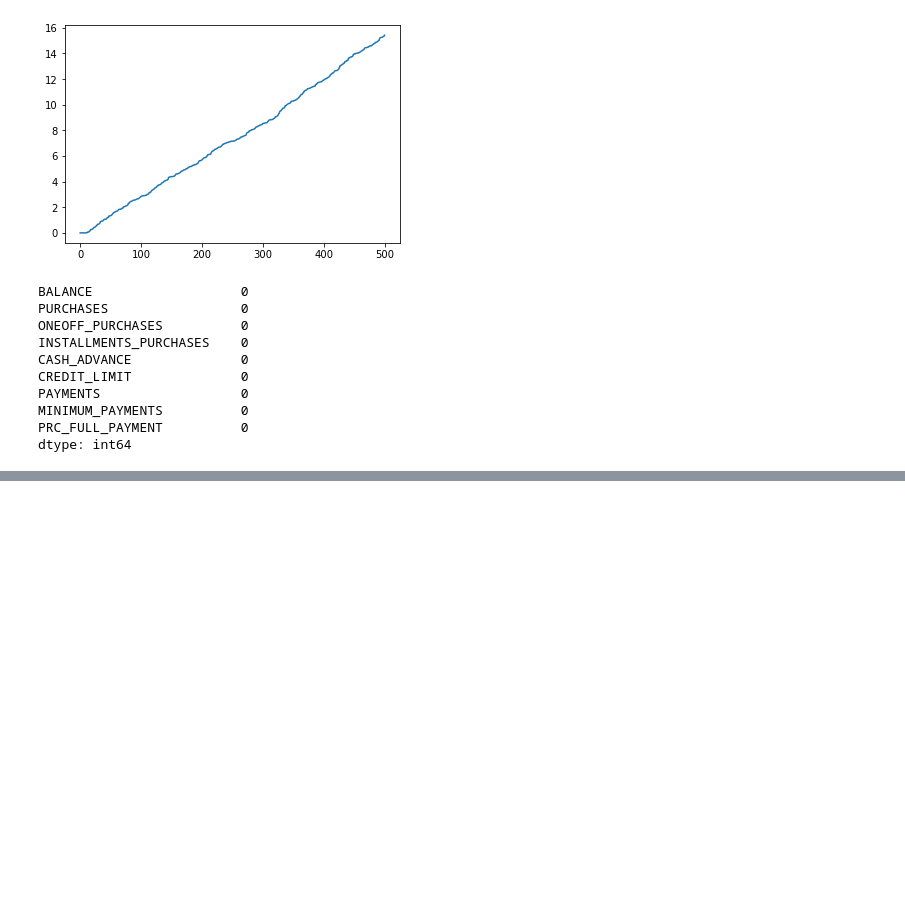
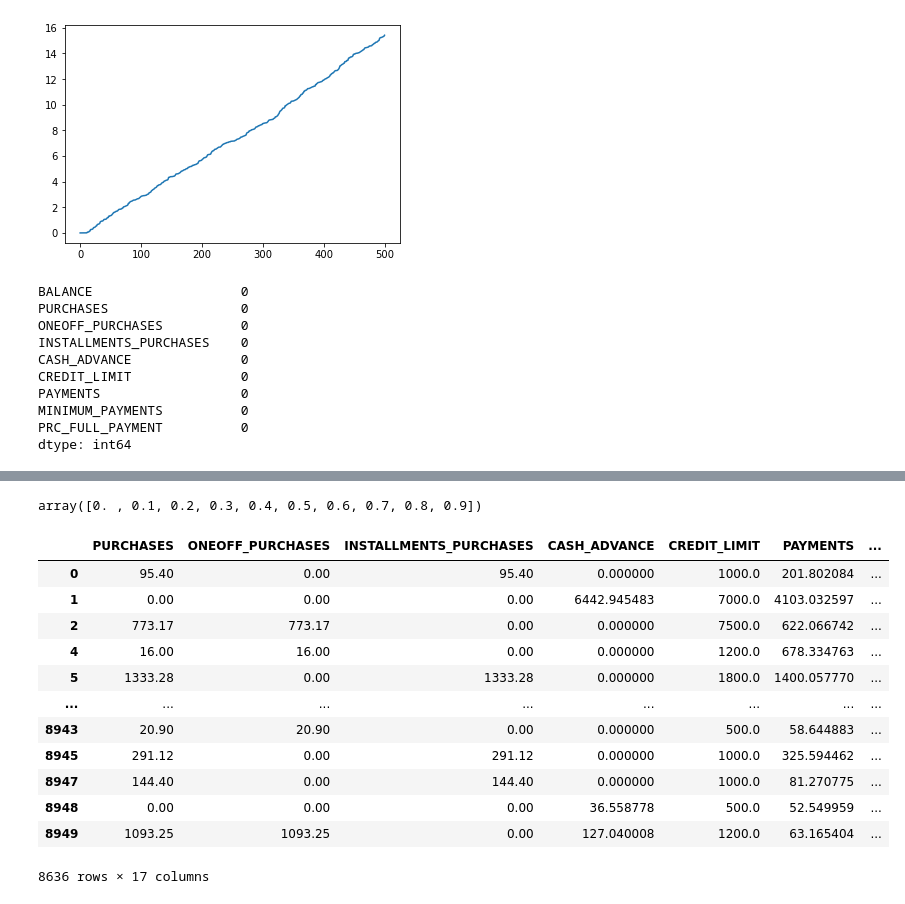
Before and after one commit to Addieduncan/customer-segmentation-project, a Jupyter notebook: inspect_data.ipynb, the cells around one changed output, grey strips where cells are left out. Saved outputs shown, nothing was run; the diff lists cells and outputs as text; code cells hidden in the pictures; blank space fills up the shorter version.

```diff
--- a/inspect_data.ipynb
+++ b/inspect_data.ipynb
@@ -490,0 +493,21 @@ dtype: int64
+# %%
+p = np.linspace(0,10,11)*0.1
+data_reduced_qunatile = data_kept.copy()
+percent_of_zero = np.zeros(len(ft_kept))
+eps = 1e-5
+for (j,ft) in enumerate(ft_kept):
+    ft_new = ft + '_QUANTILE'
+    data_reduced_qunatile[ft_new] = 0
+    for (i, quantile) in enumerate(p[:-1]):
+        quantile_filter = np.quantile(data_kept[ft], [quantile, p[i+1]])
+        data_reduced_qunatile.loc[((data_kept[ft]>quantile_filter[0])&
+                                   (data_kept[ft]<=quantile_filter[1])), ft_new]=i+1
+        if i == 0 and quantile_filter[0]>0: # deal with 0-quantile being non-zero
+            data_reduced_qunatile.loc[((data_kept[ft]>=quantile_filter[0])&
+                                   (data_kept[ft]<=quantile_filter[1])), ft_new]=i+1
+
+        print(quantile_filter, ft)
+        if quantile_filter[0]<= eps and quantile_filter[1] >= eps:
+            percent_of_zero[j] = quantile
+
+    data_reduced_qunatile = data_reduced_qunatile.drop(ft, 1)
@@ -490,0 +551,9 @@ dtype: int64
+# %%
+test = 0
+ft = 'ONEOFF_PURCHASES'
+ft_new = ft + '_QUANTILE'
+data_reduced_qunatile[ft_new] = 0
+for [i, quantile] in enumerate(p[:-1]):
+    quantile_filter = np.quantile(data_kept[ft], [quantile, p[i+1]])
+    data_reduced_qunatile.loc[((data_kept[ft]>=quantile_filter[0])&
+                               (data_kept[ft]<quantile_filter[1])), ft_new]=i+1
@@ -490,0 +583,20 @@ dtype: int64
+# %%
+p[:-1]
+# %% [output]
+array([0. , 0.1, 0.2, 0.3, 0.4, 0.5, 0.6, 0.7, 0.8, 0.9])
+# %%
+data_reduced_qunatile.drop('BALANCE', 1)
+# %% [output]
+|  | PURCHASES | ONEOFF_PURCHASES | INSTALLMENTS_PURCHASES | CASH_ADVANCE | CREDIT_LIMIT | PAYMENTS | ... |
+| 0 | 95.40 | 0.00 | 95.40 | 0.000000 | 1000.0 | 201.802084 | ... |
+| 1 | 0.00 | 0.00 | 0.00 | 6442.945483 | 7000.0 | 4103.032597 | ... |
+| 2 | 773.17 | 773.17 | 0.00 | 0.000000 | 7500.0 | 622.066742 | ... |
+| 4 | 16.00 | 16.00 | 0.00 | 0.000000 | 1200.0 | 678.334763 | ... |
+| 5 | 1333.28 | 0.00 | 1333.28 | 0.000000 | 1800.0 | 1400.057770 | ... |
+| ... | ... | ... | ... | ... | ... | ... | ... |
+| 8943 | 20.90 | 20.90 | 0.00 | 0.000000 | 500.0 | 58.644883 | ... |
+| 8945 | 291.12 | 0.00 | 291.12 | 0.000000 | 1000.0 | 325.594462 | ... |
+| 8947 | 144.40 | 0.00 | 144.40 | 0.000000 | 1000.0 | 81.270775 | ... |
+| 8948 | 0.00 | 0.00 | 0.00 | 36.558778 | 500.0 | 52.549959 | ... |
+| 8949 | 1093.25 | 1093.25 | 0.00 | 127.040008 | 1200.0 | 63.165404 | ... |
+8636 rows × 17 columns
```
Also changed, not shown: parts of 13 cells of this notebook, 2 other files.
